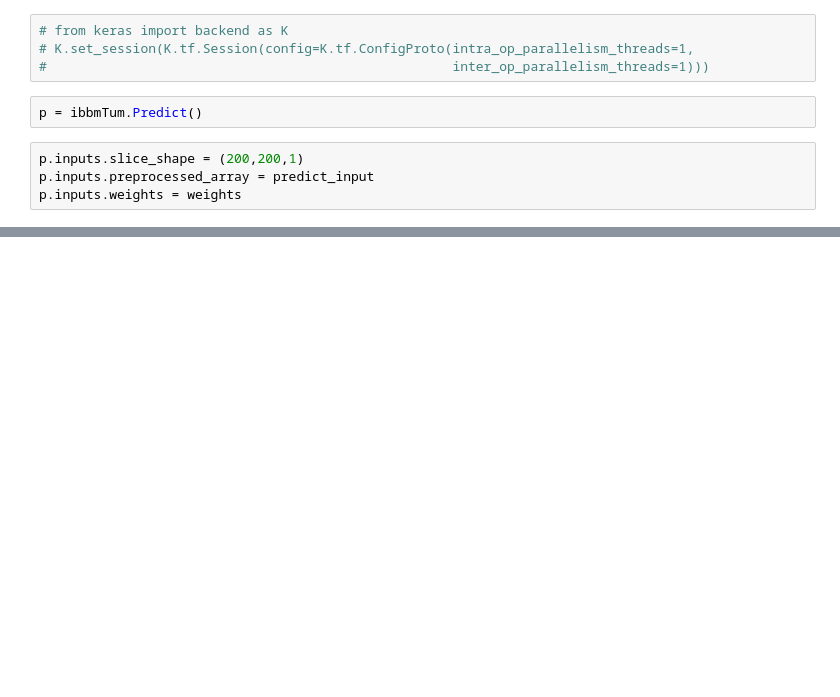
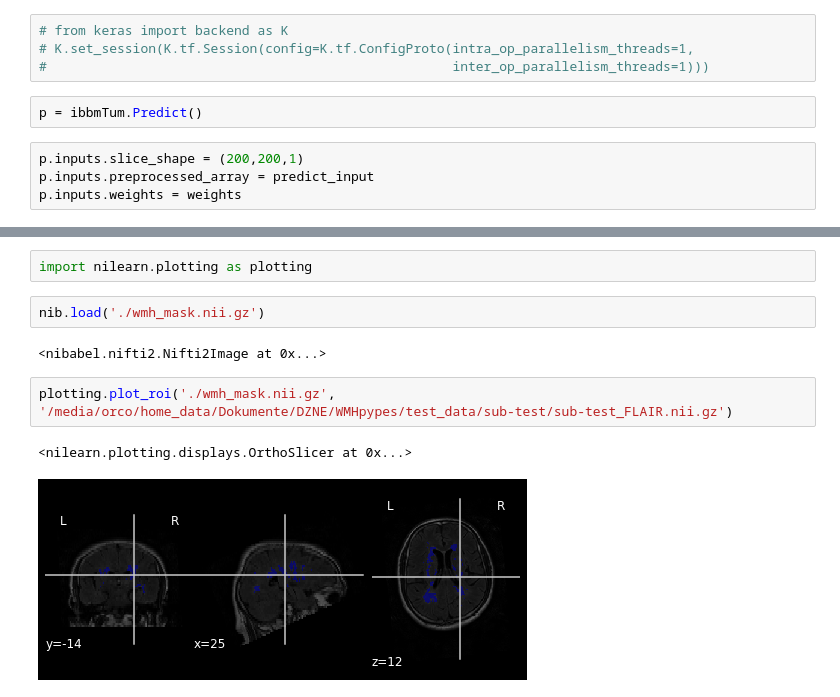
Before and after one commit to 0rC0/WMHpypes, a Jupyter notebook: examples/nodes_tests.ipynb, the cells around one changed output, grey strips where cells are left out. Saved outputs shown, nothing was run; the diff lists cells and outputs as text; blank space fills up the shorter version.

```diff
--- a/examples/nodes_tests.ipynb
+++ b/examples/nodes_tests.ipynb
@@ -56,0 +132,11 @@ res = p.run()
+# %%
+import nilearn.plotting as plotting
+# %%
+nib.load('./wmh_mask.nii.gz')
+# %% [output]
+<nibabel.nifti2.Nifti2Image at 0x...>
+# %%
+plotting.plot_roi('./wmh_mask.nii.gz', '/media/orco/home_data/Dokumente/DZNE/WMHpypes/test_data/sub-test/sub-test_FLAIR.nii.gz')
+# %% [output]
+<nilearn.plotting.displays.OrthoSlicer at 0x...>
+[figure, added]
```
Also changed, not shown: parts of 23 cells of this notebook, 3 other files.
